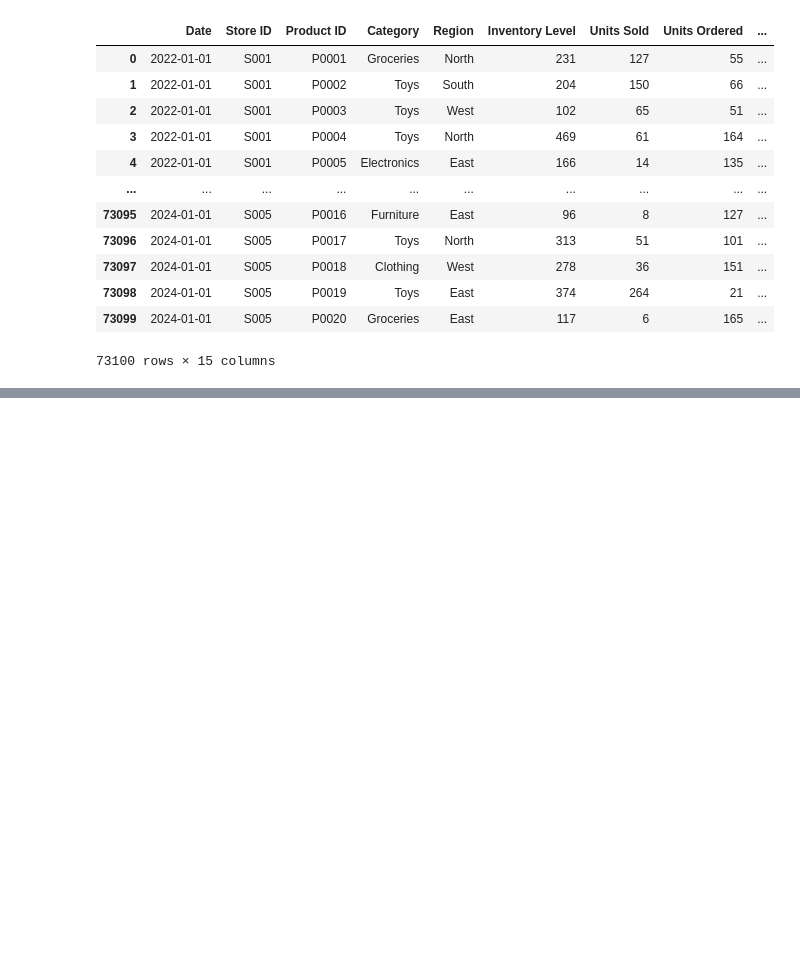
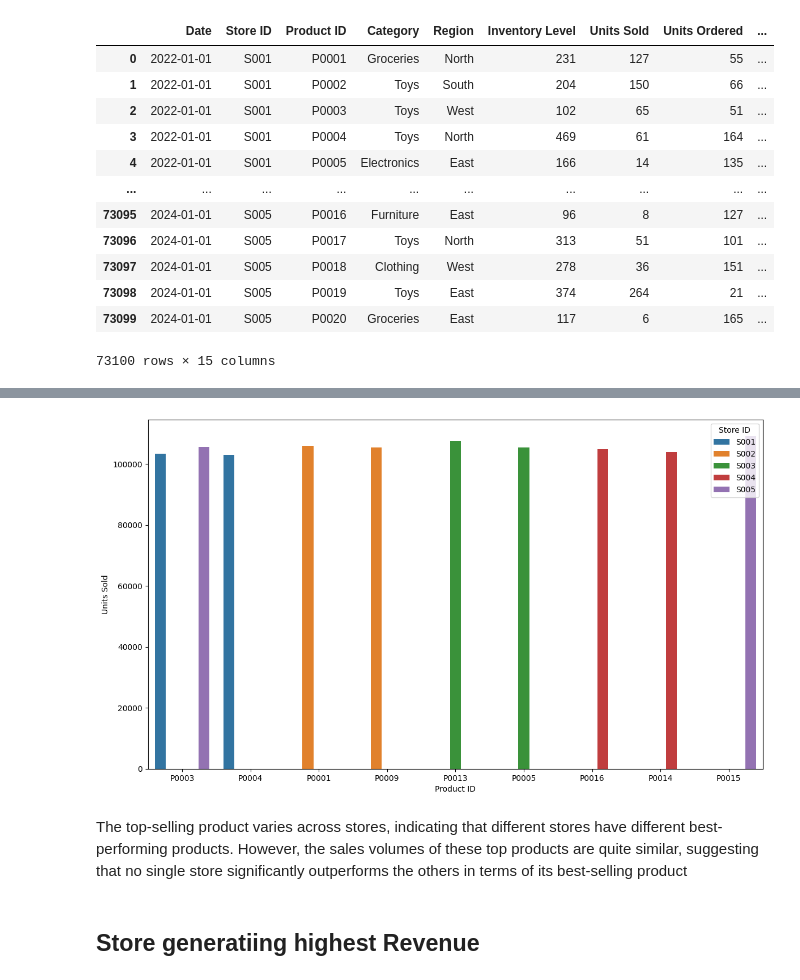
Before and after one commit to Nikesh5005/ML_PROJ, a Jupyter notebook: Dynamic__Pricing_Engine_Retail.ipynb, the cells around one changed output, grey strips where cells are left out. Drawn from its saved outputs; the diff is of its cells as text; code cells hidden in the pictures; blank space fills up the shorter version.

```diff
--- a/Dynamic__Pricing_Engine_Retail.ipynb
+++ b/Dynamic__Pricing_Engine_Retail.ipynb
@@ -93,0 +164,12 @@ memory usage: 6.7+ MB
+# %%
+## top 3 product per store
+top_2 = (
+    df.groupby(['Store ID', 'Product ID'])['Units Sold']
+      .sum()
+      .reset_index()
+      .sort_values(['Store ID', 'Units Sold'], ascending=[True, False])
+      .groupby('Store ID')
+      .head(2)
+)
+
+print(top_2)
@@ -93,0 +188,9 @@ memory usage: 6.7+ MB
+# %%
+
+plt.figure(figsize=(14,8))
+sns.barplot(data=top_2, x='Product ID',y='Units Sold',hue='Store ID')
+plt.show()
+# %% [output]
+[figure, added]
+# %% [markdown]
+The top-selling product varies across stores, indicating that different stores have different best-performing products. However, the sales volumes of these top products are quite similar, suggesting that no single store significantly outperforms the others in terms of its best-selling product
@@ -93,0 +199,2 @@ memory usage: 6.7+ MB
+# %% [markdown]
+## Store generatiing highest Revenue
```
Also changed, not shown: parts of 28 cells of this notebook.
